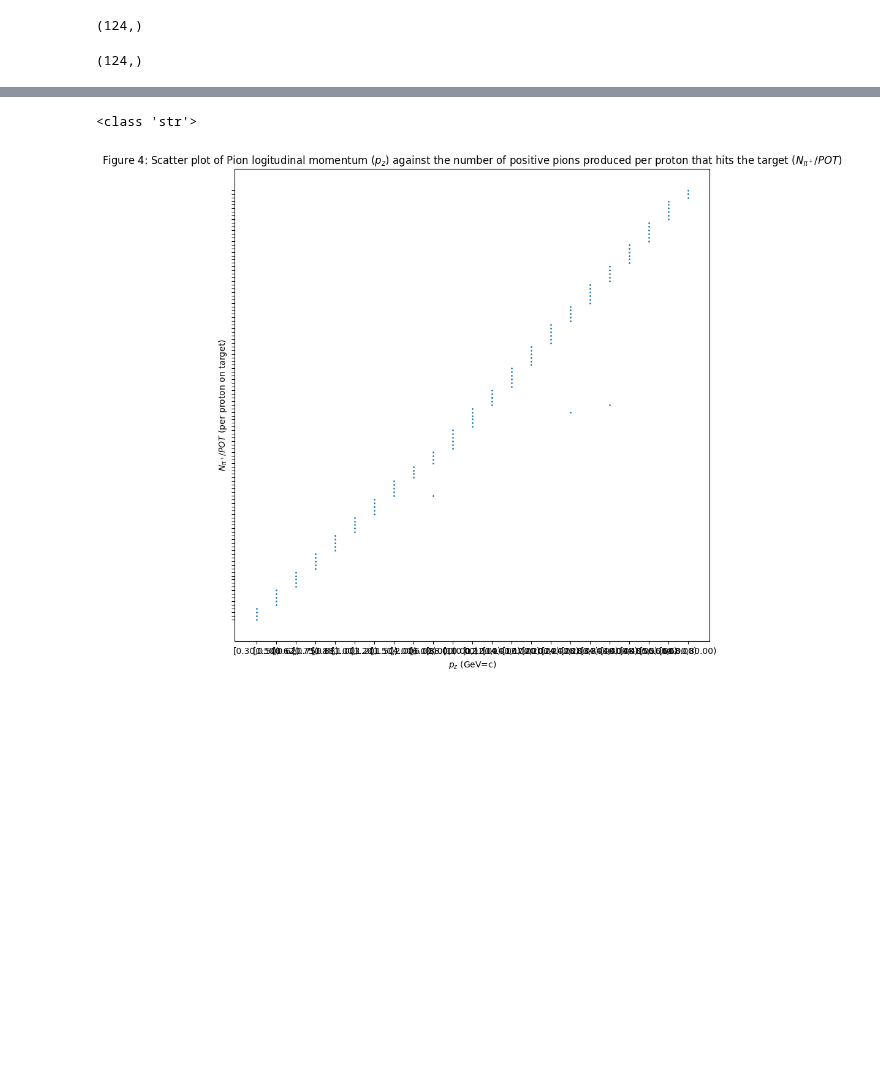
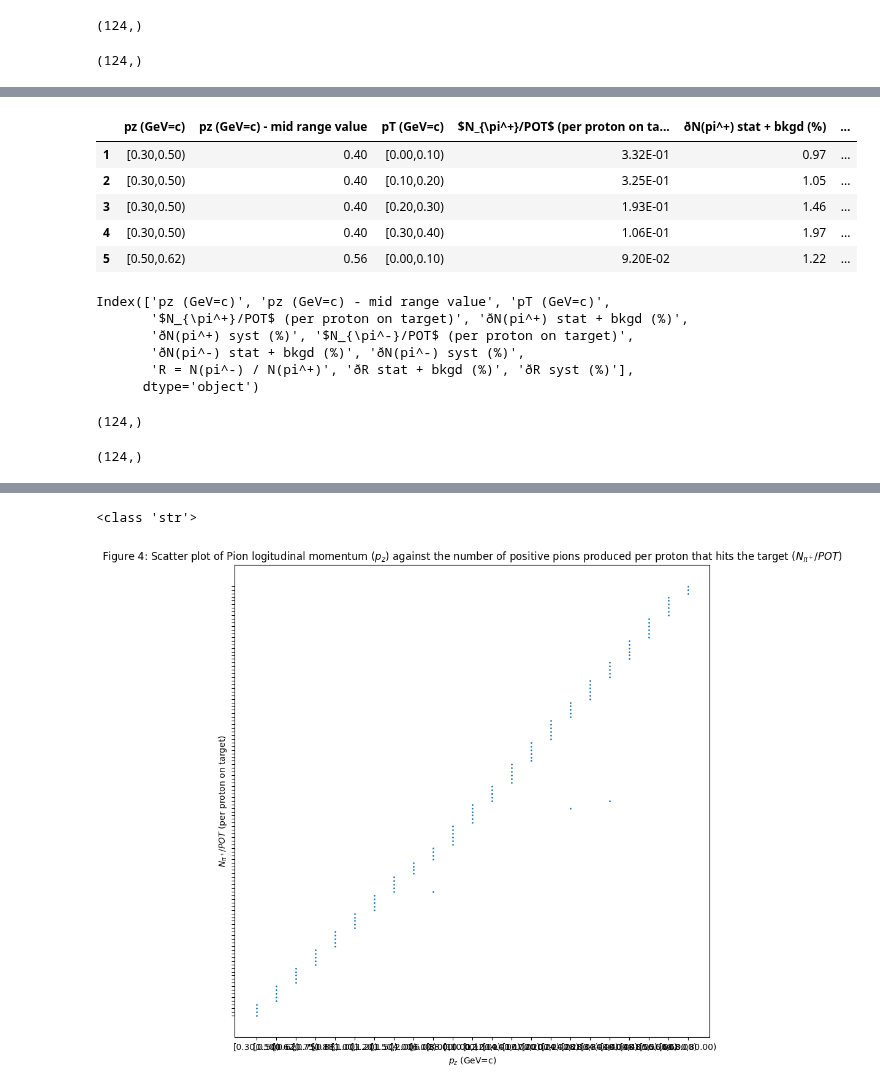
Before and after one commit to MrD0balina/Fourth-Year-Project---Neutrino-Oscillations, a Jupyter notebook: Week_6_Adding_Weighting_to_Pions_AND_establishing_the_exact_angular_offset_of_different_parts_of_the_detector.ipynb, the cells around one changed output, grey strips where cells are left out. Drawn from its saved outputs; the diff is of its cells as text; code cells hidden in the pictures; blank space fills up the shorter version.

```diff
--- a/Week_6_Adding_Weighting_to_Pions_AND_establishing_the_exact_angular_offset_of_different_parts_of_the_detector.ipynb
+++ b/Week_6_Adding_Weighting_to_Pions_AND_establishing_the_exact_angular_offset_of_different_parts_of_the_detector.ipynb
@@ -455,0 +463,52 @@ display(np.shape(Pion_Plots_df1['pz (GeV=c)']))
+# %%
+display(Pion_Plots_df1.head(5))
+# %% [output]
+|  | pz (GeV=c) | pz (GeV=c) - mid range value | pT (GeV=c) | $N_{\pi^+}/POT$ (per proton on ta... | ðN(pi^+) stat + bkgd (%) | ... |
+| 1 | [0.30,0.50) | 0.40 | [0.00,0.10) | 3.32E-01 | 0.97 | ... |
+| 2 | [0.30,0.50) | 0.40 | [0.10,0.20) | 3.25E-01 | 1.05 | ... |
+| 3 | [0.30,0.50) | 0.40 | [0.20,0.30) | 1.93E-01 | 1.46 | ... |
+| 4 | [0.30,0.50) | 0.40 | [0.30,0.40) | 1.06E-01 | 1.97 | ... |
+| 5 | [0.50,0.62) | 0.56 | [0.00,0.10) | 9.20E-02 | 1.22 | ... |
+# %%
+Pion_Plots_df1.columns
+# %% [output]
+Index(['pz (GeV=c)', 'pz (GeV=c) - mid range value', 'pT (GeV=c)',
+       '$N_{\pi^+}/POT$ (per proton on target)', 'ðN(pi^+) stat + bkgd (%)',
+       'ðN(pi^+) syst (%)', '$N_{\pi^-}/POT$ (per proton on target)',
+       'ðN(pi^-) stat + bkgd (%)', 'ðN(pi^-) syst (%)',
+       'R = N(pi^-) / N(pi^+)', 'ðR stat + bkgd (%)', 'ðR syst (%)'],
+      dtype='object')
+# %%
+pT_colour_code_list = []
+
+for i in range(len(Pion_Plots_df1['pT (GeV=c)'])):
+
+  i = i + 1
+  X = Pion_Plots_df1['pT (GeV=c)'][i]
+  Y = X [ 1 : -1 ]
+  Z =  Y.split(",")
+
+  for j in range(len(Z)):
+    Z[j] = float(Z[j])
+
+  if Z[0] == 0.00:
+    colour_code = "blue"
+  elif Z[0] == 0.10:
+    colour_code = "red"
+  elif Z[0] == 0.20:
+    colour_code = "green"
+  elif Z[0] == 0.30:
+    colour_code = "purple"
+  elif Z[0] == 0.40:
+    colour_code = "orange"
+  else:
+    colour_code = "brown"
+
+  pT_colour_code_list.append(colour_code)
+
+pT_colour_code_array = np.array(pT_colour_code_list)
+display(np.shape(pT_colour_code_array))
+display(np.shape(Pion_Plots_df1['pT (GeV=c)']))
+# %% [output]
+(124,)
+(124,)
```
Also changed, not shown: parts of 9 cells of this notebook.
